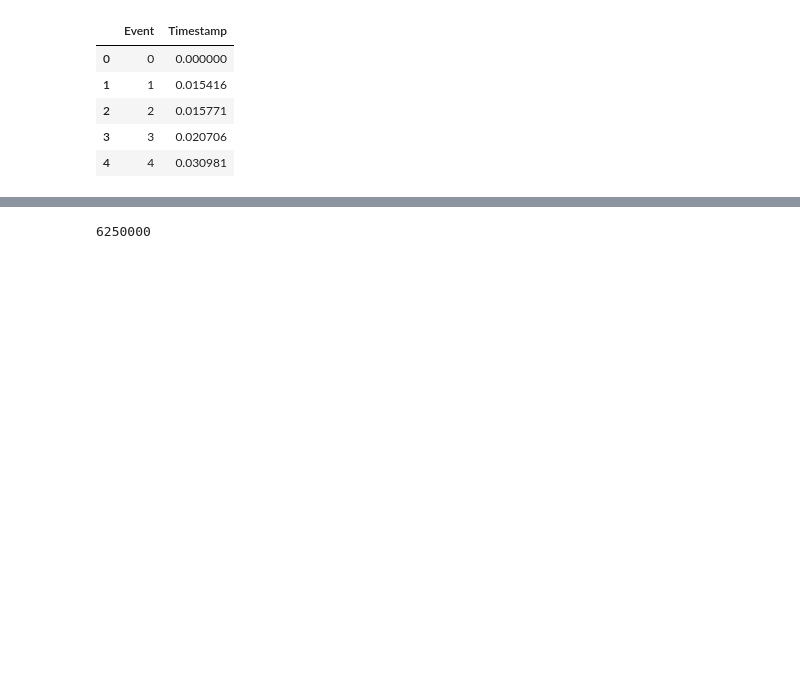
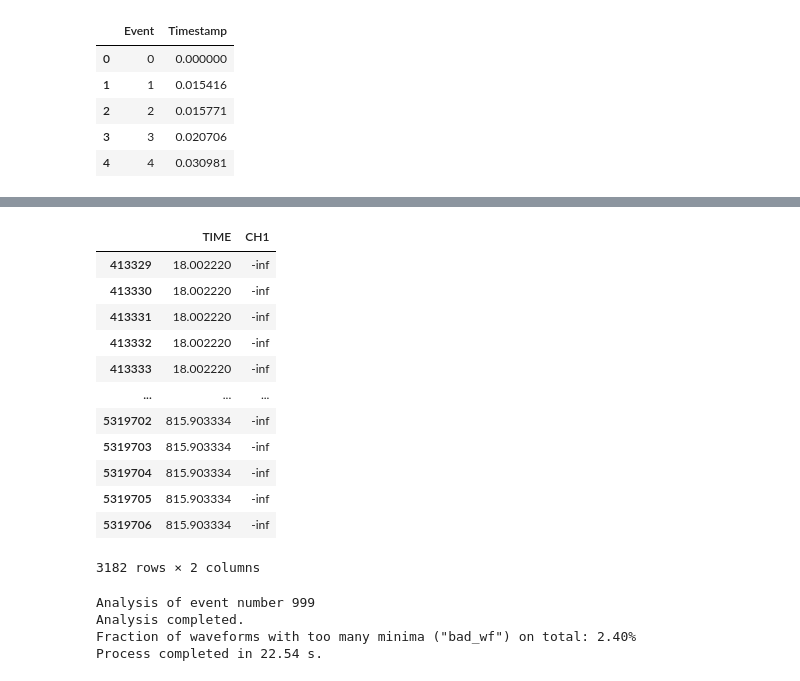
Before and after one commit to martina01natali/OOPROJECT, a Jupyter notebook: pyproj/branch_dcr/dcr_analysis.ipynb, the cells around one changed output, grey strips where cells are left out. Cells and saved outputs as stored; diff of their text form; code cells hidden in the pictures; blank space fills up the shorter version.

```diff
--- a/pyproj/branch_dcr/dcr_analysis.ipynb
+++ b/pyproj/branch_dcr/dcr_analysis.ipynb
@@ -725,4 +593,23 @@ def analysis(timestamp_table, wf_table, threshold=0.006, distance=50,
-# %%
-wf_table.iloc[:,0].size
-# %% [output]
-6250000
+# %%
+wf_table.loc[wf_table.CH1.values==(-np.inf)]
+# %% [output]
+|  | TIME | CH1 |
+| 413329 | 18.002220 | -inf |
+| 413330 | 18.002220 | -inf |
+| 413331 | 18.002220 | -inf |
+| 413332 | 18.002220 | -inf |
+| 413333 | 18.002220 | -inf |
+| ... | ... | ... |
+| 5319702 | 815.903334 | -inf |
+| 5319703 | 815.903334 | -inf |
+| 5319704 | 815.903334 | -inf |
+| 5319705 | 815.903334 | -inf |
+| 5319706 | 815.903334 | -inf |
+3182 rows × 2 columns
+# %%
+wf = analysis(time_table, wf_table, custom_n_events=1000, plot=False, inplace=False, many_minima=500, time_adjust=False)
+# %% [output]
+Analysis of event number 999
+Analysis completed.
+Fraction of waveforms with too many minima ("bad_wf") on total: 2.40%
+Process completed in 22.54 s.
```
Also changed, not shown: parts of 21 cells of this notebook, 1 other file.
